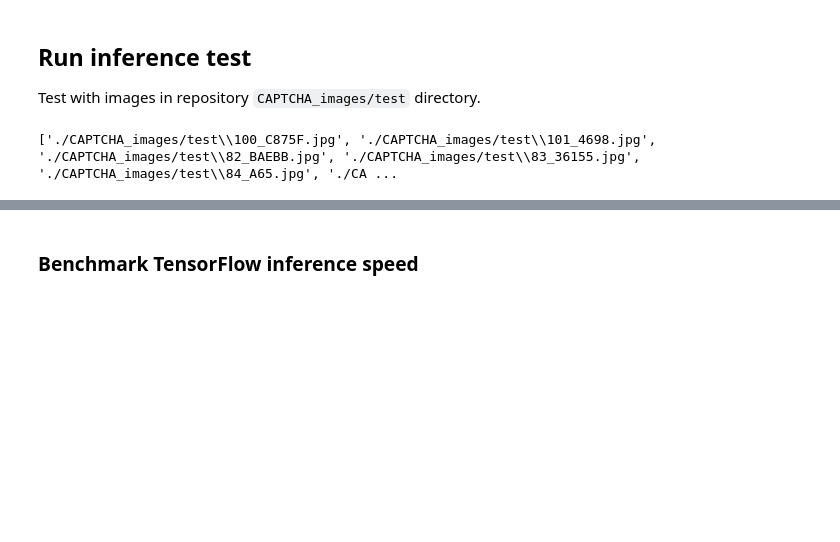
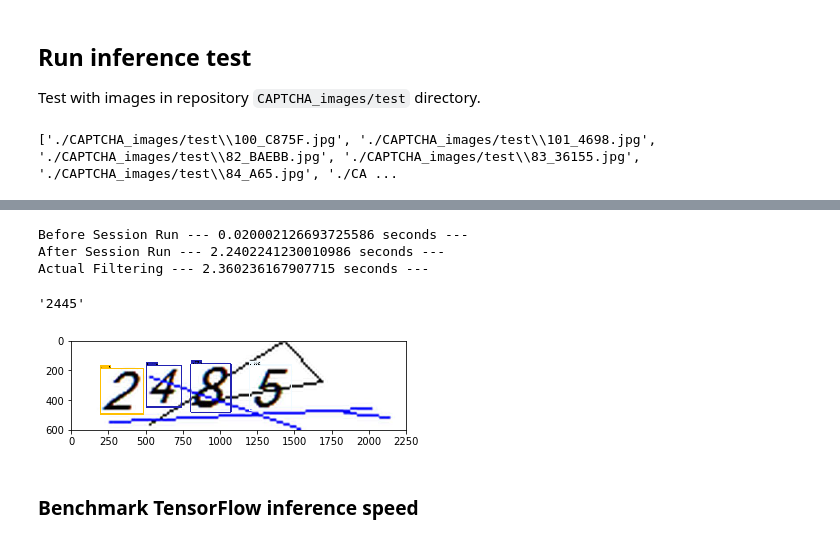
Before and after one commit to NagarajuGunda/PyCaptchaBreaker, a Jupyter notebook: Inference Test.ipynb, the cells around one changed output, grey strips where cells are left out. Drawn from its saved outputs; the diff is of its cells as text; code cells hidden in the pictures; blank space fills up the shorter version.

```diff
--- a/Inference Test.ipynb
+++ b/Inference Test.ipynb
@@ -243,3 +300,11 @@ Showing image --- 2.2220001220703125 seconds ---
+# %%
+Captcha_detection(TRAIN_IMAGE_PATHS[10], 6)
+# %% [output]
+Before Session Run --- 0.020002126693725586 seconds ---
+After Session Run --- 2.2402241230010986 seconds ---
+Actual Filtering --- 2.360236167907715 seconds ---
+'2445'
+[figure, added]
 # %% [markdown]
 ### Benchmark TensorFlow inference speed
 # %%
```
Also changed, not shown: parts of 8 cells of this notebook.
